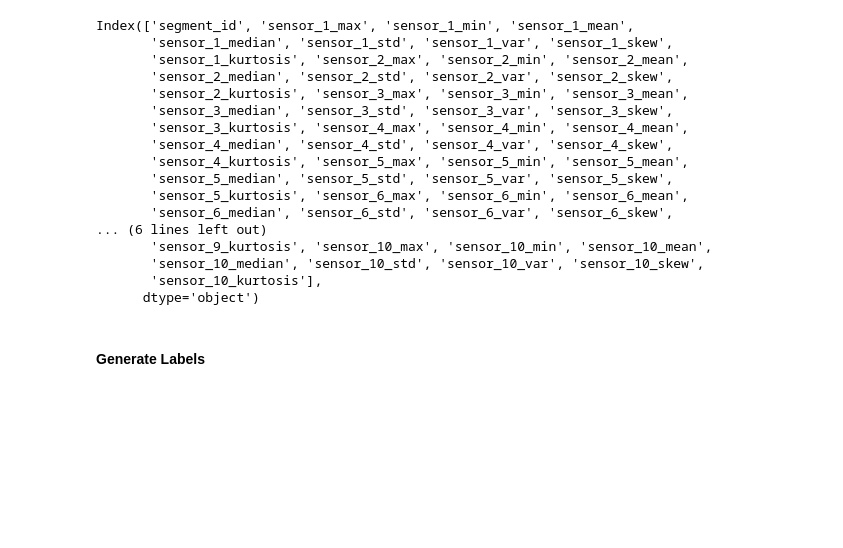
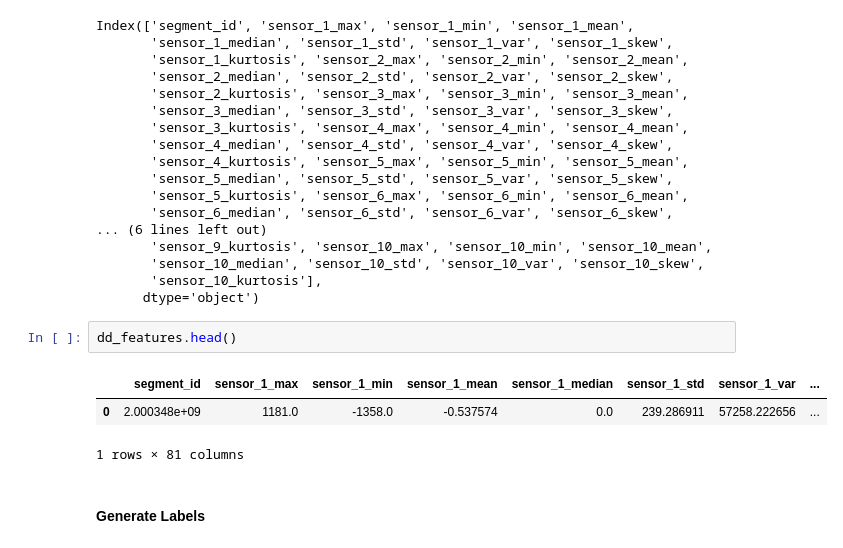
Before and after one commit to arnabbiswas1/dask_workshop, a Jupyter notebook: notebooks/3_dask_machine_learning.ipynb, the cells around one changed output. Cells and saved outputs as stored; diff of their text form; blank space fills up the shorter version.

```diff
--- a/notebooks/3_dask_machine_learning.ipynb
+++ b/notebooks/3_dask_machine_learning.ipynb
@@ -148,6 +185,12 @@ Index(['segment_id', 'sensor_1_max', 'sensor_1_min', 'sensor_1_mean',
        'sensor_10_median', 'sensor_10_std', 'sensor_10_var', 'sensor_10_skew',
        'sensor_10_kurtosis'],
       dtype='object')
+# %%
+dd_features.head()
+# %% [output]
+|  | segment_id | sensor_1_max | sensor_1_min | sensor_1_mean | sensor_1_median | sensor_1_std | sensor_1_var | ... |
+| 0 | 2.000348e+09 | 1181.0 | -1358.0 | -0.537574 | 0.0 | 239.286911 | 57258.222656 | ... |
+1 rows × 81 columns
 # %% [markdown]
 #### Generate Labels
 # %%
```
Also changed, not shown: parts of 13 cells of this notebook, 3 other files.
